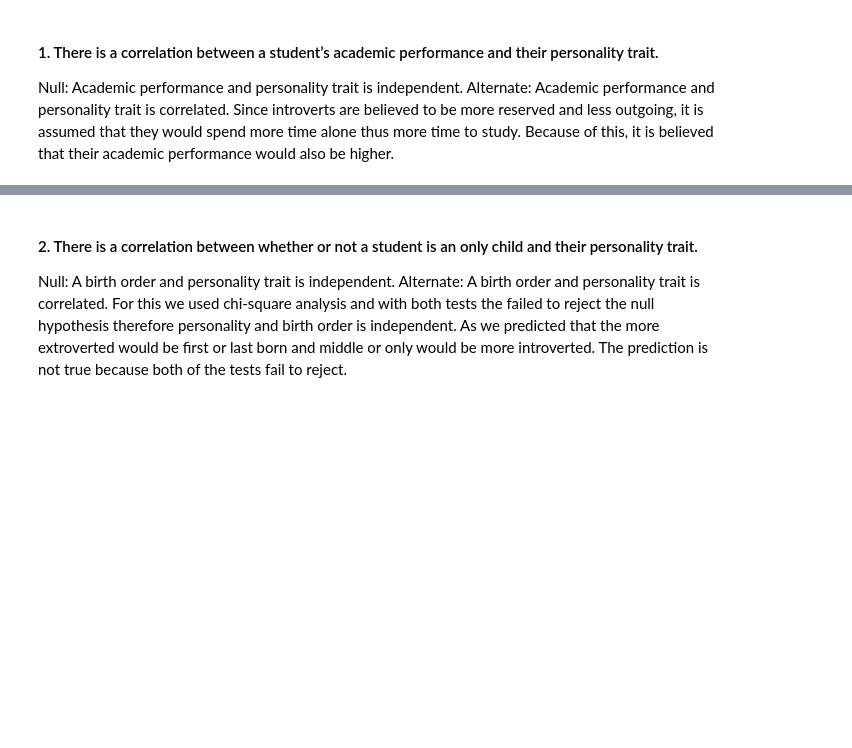
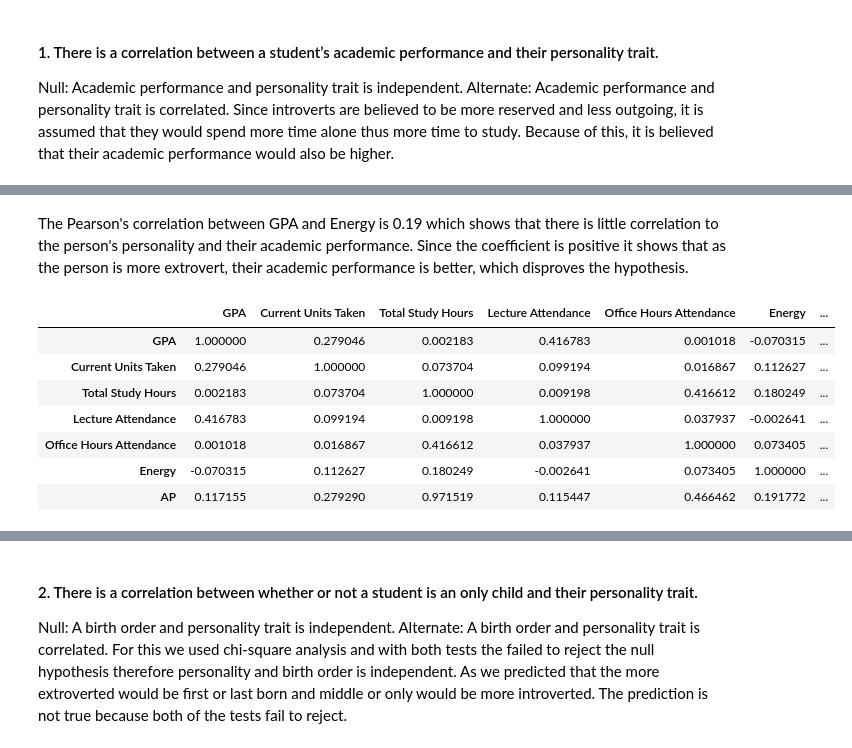
Before and after one commit to cho102/cs105_project, a Jupyter notebook: Mini-Project.ipynb, the cells around one changed output, grey strips where cells are left out. Drawn from its saved outputs; the diff is of its cells as text; code cells hidden in the pictures; blank space fills up the shorter version.

```diff
--- a/Mini-Project.ipynb
+++ b/Mini-Project.ipynb
@@ -384,0 +420,17 @@ Since introverts are believed to be more reserved and less outgoing, it is assum
+# %% [markdown]
+The Pearson's correlation between GPA and Energy is 0.19 which shows that there is little correlation to the person's personality and their academic performance. Since the coefficient is positive it shows that as the person is more extrovert, their academic performance is better, which disproves the hypothesis.
+# %%
+import warnings
+warnings.simplefilter(action='ignore', category=FutureWarning)
+
+r = dft.corr()
+r
+# %% [output]
+|  | GPA | Current Units Taken | Total Study Hours | Lecture Attendance | Office Hours Attendance | Energy | ... |
+| GPA | 1.000000 | 0.279046 | 0.002183 | 0.416783 | 0.001018 | -0.070315 | ... |
+| Current Units Taken | 0.279046 | 1.000000 | 0.073704 | 0.099194 | 0.016867 | 0.112627 | ... |
+| Total Study Hours | 0.002183 | 0.073704 | 1.000000 | 0.009198 | 0.416612 | 0.180249 | ... |
+| Lecture Attendance | 0.416783 | 0.099194 | 0.009198 | 1.000000 | 0.037937 | -0.002641 | ... |
+| Office Hours Attendance | 0.001018 | 0.016867 | 0.416612 | 0.037937 | 1.000000 | 0.073405 | ... |
+| Energy | -0.070315 | 0.112627 | 0.180249 | -0.002641 | 0.073405 | 1.000000 | ... |
+| AP | 0.117155 | 0.279290 | 0.971519 | 0.115447 | 0.466462 | 0.191772 | ... |
```
Also changed, not shown: parts of 7 cells of this notebook.
